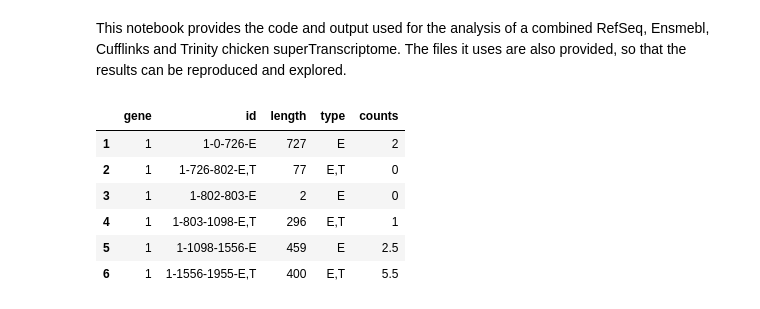
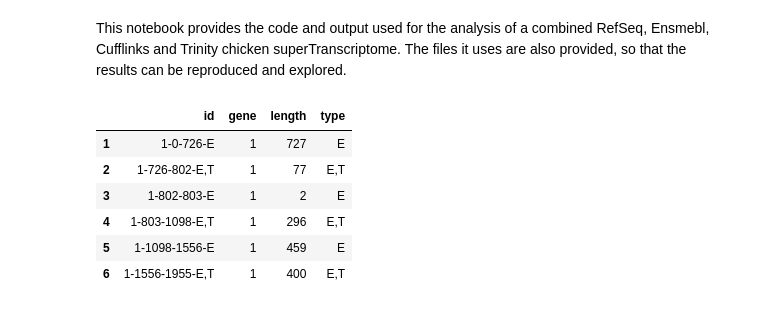
Before and after one commit to Oshlack/superTranscript_paper_code, a Jupyter notebook: chicken_superTranscriptome/Chicken Super Transcriptome.ipynb, the cells around one changed output. Cells and saved outputs as stored; diff of their text form; code cells hidden in the pictures.

```diff
--- a/chicken_superTranscriptome/Chicken Super Transcriptome.ipynb
+++ b/chicken_superTranscriptome/Chicken Super Transcriptome.ipynb
@@ -3,23 +3,23 @@ This notebook provides the code and output used for the analysis of a combined R
 # %%
 ## Load up the block annotation information
 ## The overlaps.counts was created from featureCounts.
 ## We used blat and bedtools to annotate regions of the superTranscripts
 ## E-Ensmebl, T-Trinity, C-Cufflinks, R-RefSeq.
-counts=read.delim("overlaps.counts",header=F,stringsAsFactors=F,skip=2)[,c(1:2,6,7:10)]
-counts$type=sapply(strsplit(counts$V1,"-",fixed=T),function(x){ x[4] })
-counts$counts<-rowSums(counts[,4:7])
-
-blocks=counts[,c("V2","V1","V6","type","counts")]
-colnames(blocks)=c("gene","id","length","type","counts")
+blocks=read.delim("block.summary",header=F,stringsAsFactors=F)
+blocks$length=blocks$V4-blocks$V3+1
+blocks$type=sapply(strsplit(blocks$V1,"-",fixed=T),function(x){ x[4] })
+blocks$V4<-NULL
+blocks$V3<-NULL
+colnames(blocks)=c("id","gene","length","type")
 head(blocks)
 # %% [output]
-|  | gene | id | length | type | counts |
-| 1 | 1 | 1-0-726-E | 727 | E | 2 |
-| 2 | 1 | 1-726-802-E,T | 77 | E,T | 0 |
-| 3 | 1 | 1-802-803-E | 2 | E | 0 |
-| 4 | 1 | 1-803-1098-E,T | 296 | E,T | 1 |
-| 5 | 1 | 1-1098-1556-E | 459 | E | 2.5 |
-| 6 | 1 | 1-1556-1955-E,T | 400 | E,T | 5.5 |
+|  | id | gene | length | type |
+| 1 | 1-0-726-E | 1 | 727 | E |
+| 2 | 1-726-802-E,T | 1 | 77 | E,T |
+| 3 | 1-802-803-E | 1 | 2 | E |
+| 4 | 1-803-1098-E,T | 1 | 296 | E,T |
+| 5 | 1-1098-1556-E | 1 | 459 | E |
+| 6 | 1-1556-1955-E,T | 1 | 400 | E,T |
 # %%
 # make granges for each of the genes
 library("GenomicRanges")
```
Also changed, not shown: parts of 13 cells of this notebook.
